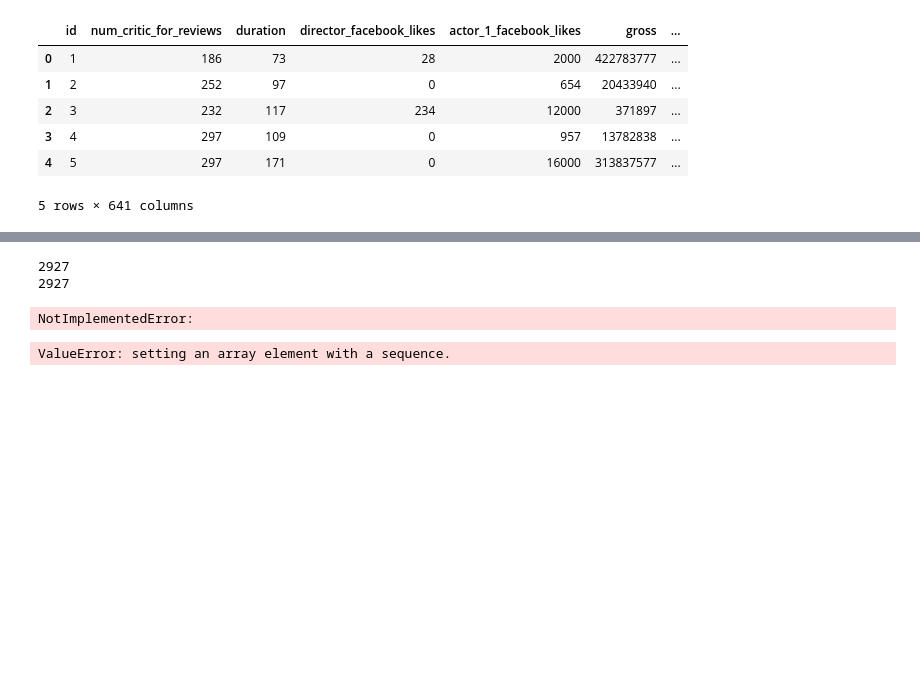
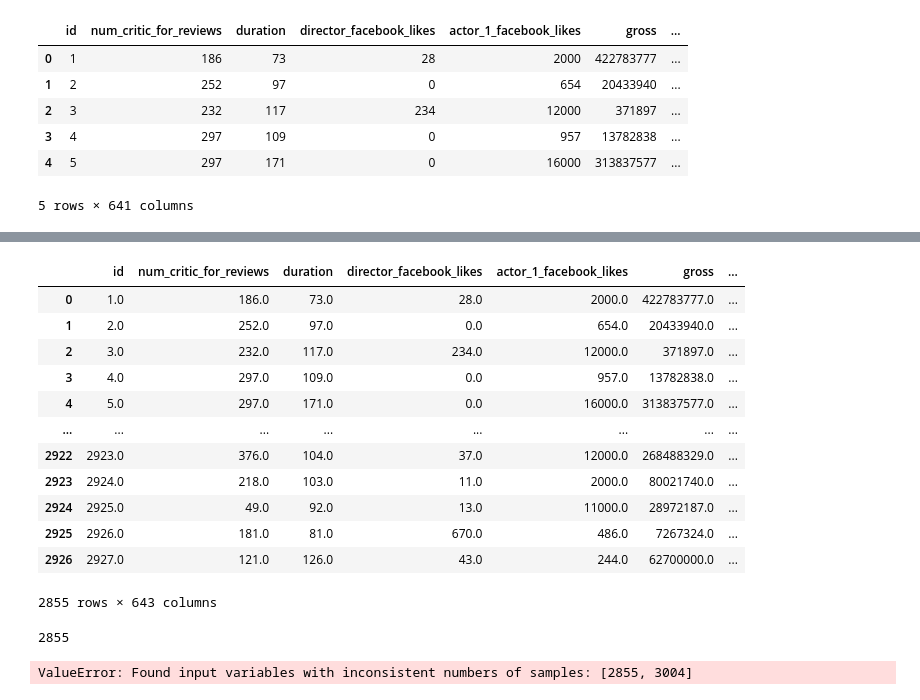
Before and after one commit to ZacLWilliams/Predict_Netflix_Rating, a Jupyter notebook: code.ipynb, the cells around one changed output, grey strips where cells are left out. Drawn from its saved outputs; the diff is of its cells as text; code cells hidden in the pictures; blank space fills up the shorter version.

Commit message:
Completed preprocessing for OHE, dropped NaN rows to allow model into SVC.

```diff
--- a/code.ipynb
+++ b/code.ipynb
@@ -151,9 +132,9 @@ print(len(df_dir.columns))
 df_list = [df_act_1, df_act_2, df_dir, df_genre, df_keyword, df_title]
 train_pre_data = pd.concat(df_list, axis=1)
 
-# Drop old columns, unnecessary columns and the target column
+# Drop old columns and unnecessary columns
 titles = ['actor_1_name', 'actor_2_name', 'director_name', 'genres', 'plot_keywords', 'language', 'country',
-            'title_embedding', 'movie_title', 'actor_3_name', 'actor_3_facebook_likes','imdb_score_binned']
+            'title_embedding', 'movie_title', 'actor_3_name', 'actor_3_facebook_likes']
 train_new = pd.concat([train.drop(columns=titles), train_pre_data], axis=1)
 
 print(len(train_new.columns))
@@ -170,35 +169,49 @@ train_new.head()
 # %%
 # Remove low frequency ratings
 count = train_new['content_rating'].value_counts()
 train_new = train_new[~train_new['content_rating'].isin(count[count < 50].index)]
 
 # Combine PG ratings
 train_new.loc[train_new.content_rating == 'PG-13', 'content_rating'] = 'PG'
 
 from sklearn.preprocessing import OneHotEncoder
 
 enc = OneHotEncoder()
 encoded = enc.fit_transform(train_new[['content_rating']])
 
-train_new = train_new.drop(columns='content_rating')
+df_temp = pd.DataFrame(encoded.toarray(), columns=['G', 'PG', 'R'])
 
-#train_new[['G', 'PG', 'R']] = encoded.toarray()
+train_new = pd.concat([train_new.drop(columns='content_rating'), df_temp], axis=1)
 
-#train_new.head()
+train_new.head()
+# %% [output]
+|  | id | num_critic_for_reviews | duration | director_facebook_likes | actor_1_facebook_likes | gross | ... |
+| 0 | 1.0 | 186.0 | 73.0 | 28.0 | 2000.0 | 422783777.0 | ... |
+| 1 | 2.0 | 252.0 | 97.0 | 0.0 | 654.0 | 20433940.0 | ... |
+| 2 | 3.0 | 232.0 | 117.0 | 234.0 | 12000.0 | 371897.0 | ... |
+| 3 | 4.0 | 297.0 | 109.0 | 0.0 | 957.0 | 13782838.0 | ... |
+| 4 | 5.0 | 297.0 | 171.0 | 0.0 | 16000.0 | 313837577.0 | ... |
+| ... | ... | ... | ... | ... | ... | ... | ... |
+| 2922 | 2923.0 | 376.0 | 104.0 | 37.0 | 12000.0 | 268488329.0 | ... |
+| 2923 | 2924.0 | 218.0 | 103.0 | 11.0 | 2000.0 | 80021740.0 | ... |
+| 2924 | 2925.0 | 49.0 | 92.0 | 13.0 | 11000.0 | 28972187.0 | ... |
+| 2925 | 2926.0 | 181.0 | 81.0 | 670.0 | 486.0 | 7267324.0 | ... |
+| 2926 | 2927.0 | 121.0 | 126.0 | 43.0 | 244.0 | 62700000.0 | ... |
+2855 rows × 643 columns
-# %%
-print(len(encoded.toarray()))
-print(len(train_new))
-train_new[['G', 'PG', 'R']] = encoded.toarray()
-# %% [output]
-2927
-2927
-NotImplementedError:
+# %%
+# Added NaN values were added by one hot encoding, they should be removed
+train_final = train_new.dropna()
+y = train_final['imdb_score_binned']
+X = train_final.drop(columns=['imdb_score_binned'])
+len(train_final)
+# %% [output]
+2855
 # %%
 # Apply post processing, ie normalisation, standardisation
 # %%
 from sklearn import svm
 
 svm_model = svm.SVC()
-svm_model.fit(train_new, y)
+svm_model.fit(train_final, y)
 # %% [output]
-ValueError: setting an array element with a sequence.
+ValueError: Found input variables with inconsistent numbers of samples: [2855, 3004]
```
Also changed, not shown: parts of 3 cells of this notebook.
